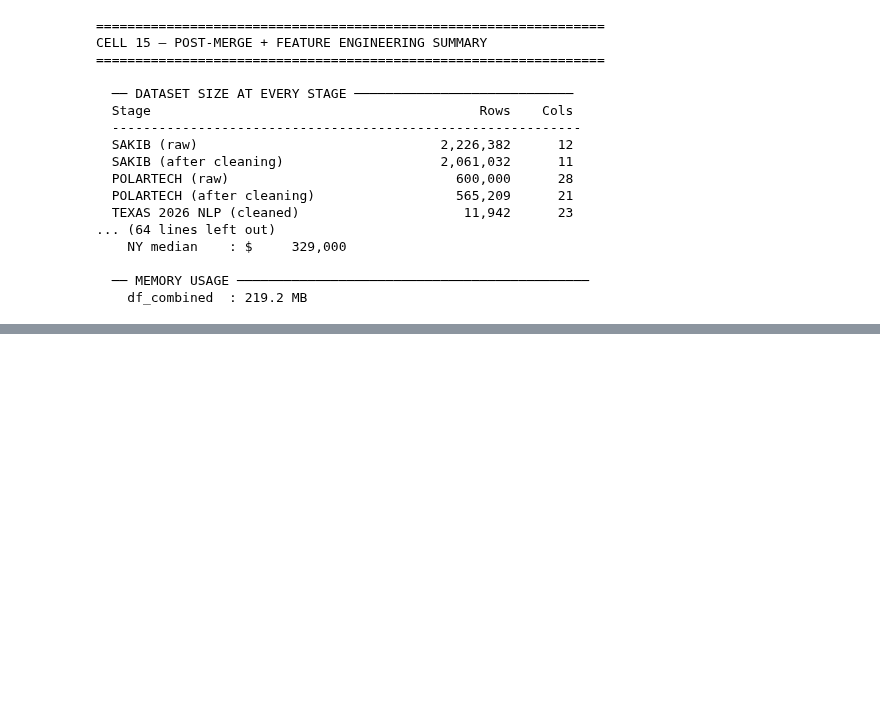
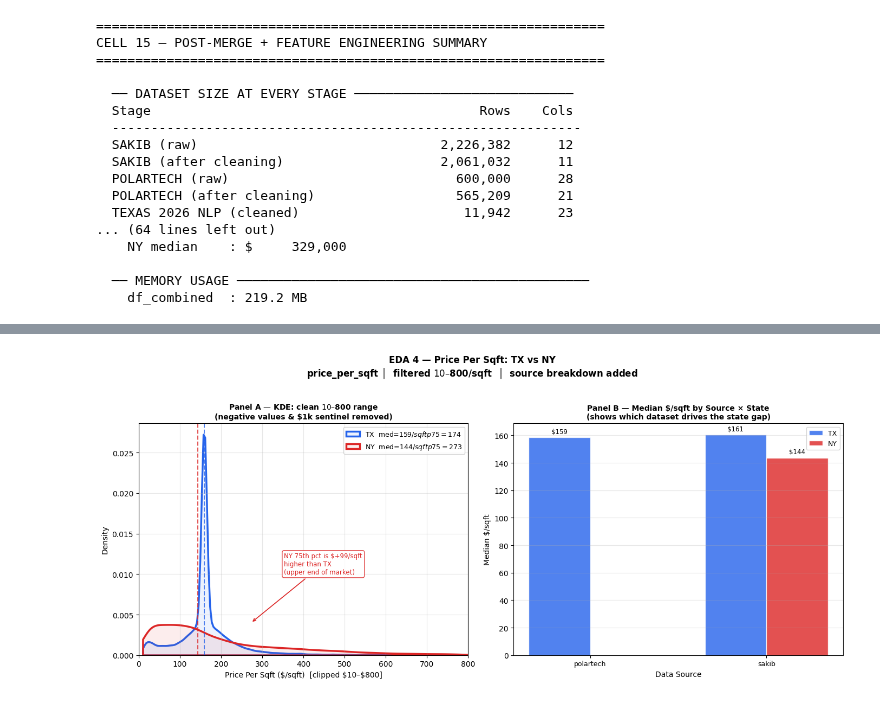
Before and after one commit to 7235SYXD/Real-Estate, a Jupyter notebook: DSP_on_Real_Estate.ipynb, the cells around one changed output, grey strips where cells are left out. Drawn from its saved outputs; the diff is of its cells as text; code cells hidden in the pictures; blank space fills up the shorter version.

```diff
--- a/DSP_on_Real_Estate.ipynb
+++ b/DSP_on_Real_Estate.ipynb
@@ -1324,0 +1660,99 @@ CELL 15 — POST-MERGE + FEATURE ENGINEERING SUMMARY
+# %%
+# EDA 4 — Price Per Sqft Distribution: TX vs NY
+
+fig, axes = plt.subplots(1, 2, figsize=(14, 6))
+
+# remove negative and sentinel values BEFORE plotting
+# Original x-axis went to -500 because price_per_sqft was never
+# filtered. The spike at ~$1,000/sqft is a sentinel/fill value.
+_df_eda4 = df_combined[
+    df_combined["price_per_sqft"].between(10, 800)  # $10–$800/sqft = realistic range
+].copy()
+
+_tx6 = _df_eda4[_df_eda4["state"] == "TX"]["price_per_sqft"]
+_ny6 = _df_eda4[_df_eda4["state"] == "NY"]["price_per_sqft"]
+
+_tx6_med = np.median(_tx6)
+_ny6_med = np.median(_ny6)
+_tx6_p75 = np.percentile(_tx6, 75)
+_ny6_p75 = np.percentile(_ny6, 75)
+
+#  KDE with clean range
+ax = axes[0]
+sns.kdeplot(_tx6, ax=ax, color="#2563EB", linewidth=2.5,
+            label=f"TX  med=${_tx6_med:.0f}/sqft  p75=${_tx6_p75:.0f}",
+            clip=(10, 800), fill=True, alpha=0.08)
+sns.kdeplot(_ny6, ax=ax, color="#DC2626", linewidth=2.5,
+            label=f"NY  med=${_ny6_med:.0f}/sqft  p75=${_ny6_p75:.0f}",
+            clip=(10, 800), fill=True, alpha=0.08)
+
+ax.axvline(_tx6_med, color="#2563EB", ls="--", lw=1.5, alpha=0.8)
+ax.axvline(_ny6_med, color="#DC2626", ls="--", lw=1.5, alpha=0.8)
+
+# Annotate the 75th percentile difference — that IS where NY pulls ahead
+_diff_p75 = _ny6_p75 - _tx6_p75
+ax.annotate(
+    f"NY 75th pct is ${_diff_p75:+.0f}/sqft\nhigher than TX\n(upper end of market)",
+    xy=(_ny6_p75, 0.004),
+    xytext=(_ny6_p75 + 80, 0.010),
+    fontsize=8.5, color="#DC2626",
+    arrowprops=dict(arrowstyle="->", color="#DC2626", lw=1.2),
+    bbox=dict(boxstyle="round,pad=0.3", facecolor="white",
+              edgecolor="#DC2626", alpha=0.85)
+)
+ax.set_xlim(0, 800)
+ax.set_xlabel("Price Per Sqft ($/sqft)  [clipped $10–$800]", fontsize=10)
+ax.set_ylabel("Density", fontsize=10)
+ax.set_title("Panel A — KDE: clean $10–$800 range\n(negative values & $1k sentinel removed)",
+             fontsize=10, fontweight="bold")
+ax.legend(fontsize=9)
+ax.grid(alpha=0.3)
+
+# box-by-source breakdown
+# the medians look near-identical because SAKIB and POLARTECH
+# represent very different sub-markets. Splitting by source reveals
+# where the real state difference lives.
+ax2 = axes[1]
+_df_src = _df_eda4[_df_eda4["source"].notna()].copy()
+_src_state = _df_src.groupby(["source","state"])["price_per_sqft"].median().reset_index()
+_src_state.columns = ["source","state","median_ppsf"]
+
+_pivot = _src_state.pivot(index="source", columns="state", values="median_ppsf")
+
+_x = np.arange(len(_pivot))
+_bar_w = 0.35
+if "TX" in _pivot.columns:
+    ax2.bar(_x - _bar_w/2, _pivot["TX"], _bar_w,
+            color="#2563EB", alpha=0.80, label="TX", edgecolor="white")
+if "NY" in _pivot.columns:
+    ax2.bar(_x + _bar_w/2, _pivot["NY"], _bar_w,
+            color="#DC2626", alpha=0.80, label="NY", edgecolor="white")
+ax2.set_xticks(_x)
+ax2.set_xticklabels(_pivot.index, fontsize=9)
+ax2.set_xlabel("Data Source", fontsize=10)
+ax2.set_ylabel("Median $/sqft", fontsize=10)
+ax2.set_title("Panel B — Median $/sqft by Source × State\n"
+              "(shows which dataset drives the state gap)",
+              fontsize=10, fontweight="bold")
+ax2.legend(fontsize=9)
+ax2.grid(axis="y", alpha=0.3)
+
+# Value labels on bars
+for _bars in ax2.containers:
+    ax2.bar_label(_bars, fmt="$%.0f", padding=3, fontsize=8.5)
+
+fig.suptitle(
+    "EDA 4 — Price Per Sqft: TX vs NY\n"
+    "price_per_sqft │  filtered $10–$800/sqft  │  source breakdown added",
+    fontsize=12, fontweight="bold", y=1.02
+)
+plt.tight_layout()
+plt.savefig(f"{SAVE_DIR}/eda4_fixed.png", dpi=150, bbox_inches="tight")
+plt.show()
+print(f"\nEDA 4  →  TX n={len(_tx6):,}  NY n={len(_ny6):,}")
+print(f"TX  median=${_tx6_med:.0f}/sqft  p75=${_tx6_p75:.0f}/sqft")
+print(f"NY  median=${_ny6_med:.0f}/sqft  p75=${_ny6_p75:.0f}/sqft")
+print(f"75th pct gap: NY is ${_diff_p75:+.0f}/sqft higher")
+print(f"\nSaved → {SAVE_DIR}/eda4_price_per_sqft.png")
+# %% [output]
+[figure, added]
```
Also changed, not shown: parts of 11 cells of this notebook.
